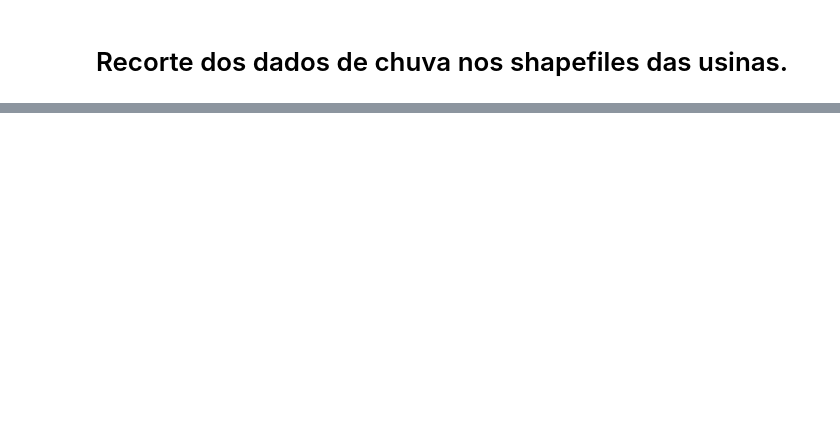
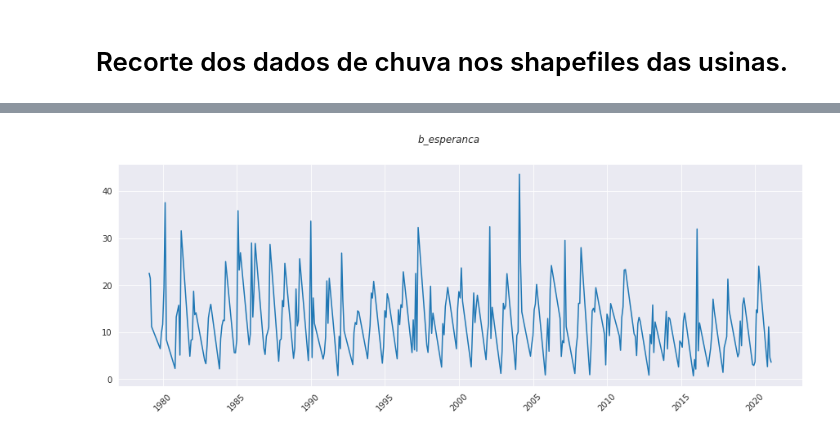
Before and after one commit to g-almeida/Climatology, a Jupyter notebook: Mod/UsinCut.ipynb, the cells around one changed output, grey strips where cells are left out. Saved outputs shown, nothing was run; the diff lists cells and outputs as text; code cells hidden in the pictures; blank space fills up the shorter version.

```diff
--- a/Mod/UsinCut.ipynb
+++ b/Mod/UsinCut.ipynb
@@ -82,0 +115,4 @@ figura('/mnt/d/_Gabriel/Estudo/UFF/Bloqueios_Atmosfericos/shapes/shapes_smap/MOD
+# %%
+figura(us_list[1])
+# %% [output]
+[figure, added]
```
Also changed, not shown: parts of 45 cells of this notebook, 26 other files.
